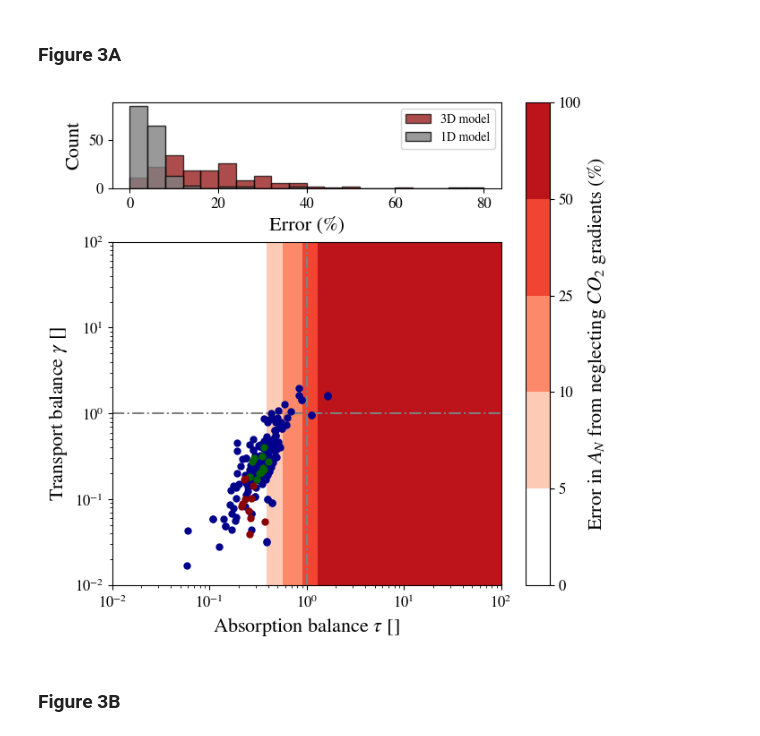
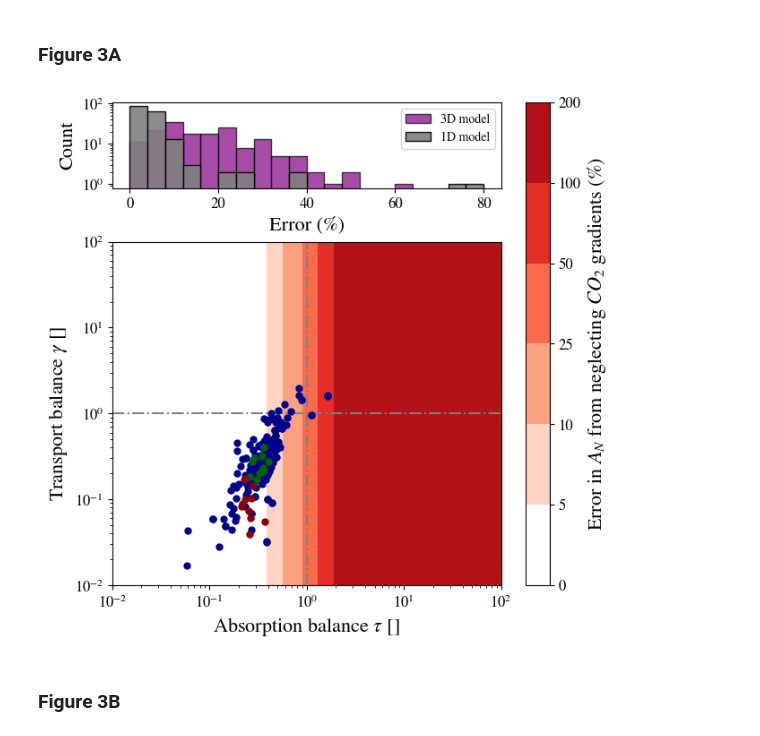
Before and after one commit to andreas-stillits/CarbonFixationModel1D, a Jupyter notebook: figures/scripts/figure3.ipynb, the cells around one changed output. Saved outputs shown, nothing was run; the diff lists cells and outputs as text; code cells hidden in the pictures.

```diff
--- a/figures/scripts/figure3.ipynb
+++ b/figures/scripts/figure3.ipynb
@@ -100,6 +99,7 @@ def std_layout(ax: plt.Axes, vmin: float = 0.01, vmax: float = 100, inset: bool
 def std_histogram(ax: plt.Axes, xlabel: str = "Error (%)") -> None:
     ax.set_ylabel('Count')
     ax.set_xlabel(xlabel)
+    ax.set_yscale('log')
     ax.legend(loc="upper right", fontsize=10)
     return
 # %% [markdown]
@@ -121,39 +121,39 @@ error1D = np.array([err for _ in gammas])
 error3D = 100 * np.loadtxt(ROOT + "supplementary/files/lateral_scanning/fine_grained/typical_3Dv0D_error.txt", delimiter=";").T
 
 # Make discrete colormap
-cmap = plt.get_cmap('Reds', 6)
-colors = cmap(range(5))
+cmap = plt.get_cmap('Reds', 7)
+colors = cmap(range(6))
 colors[0] = (1, 1, 1, 1)  # set the first color to white
 cmap = ListedColormap(colors)
-bounds = [0, 5, 10, 25, 50, 100]
+bounds = [0, 5, 10, 25, 50, 100, 200]
 norm = BoundaryNorm(bounds, cmap.N)
 
 # create figure
 fig, (ax_hist, ax_map) = plt.subplots(
     2, 1,
     gridspec_kw={"height_ratios": [1, 4], "hspace": 0.25},
     figsize=(7, 7)
  )
 
 # map error values to data points
 error1D_data = map_data_values(df, error1D)
 error3D_data = map_data_values(df, error3D)
 
 # create histogram of errors
 bins = np.linspace(0, 80, 21)
-ax_hist.hist(error3D_data, bins=bins, alpha=0.7, color="darkred", edgecolor="black", label="3D model")
-ax_hist.hist(error1D_data, bins=bins, alpha=0.8, color="grey", edgecolor="black", label="1D model")
+ax_hist.hist(error3D_data, bins=bins, alpha=0.7, color="purple", edgecolor="black", label="3D model")
+ax_hist.hist(error1D_data, bins=bins, alpha=0.9, color="grey", edgecolor="black", label="1D model")
 std_histogram(ax_hist)
 
 # plot 1D error map and data
 map = ax_map.pcolor(taus, gammas, error1D, shading="nearest", cmap=cmap, norm=norm)
 fig.colorbar(map, ax=[ax_map, ax_hist], label=r'Error in $A_N$ from neglecting $CO_2$ gradients (%)', boundaries=bounds, ticks=bounds)
 std_layout(ax_map)
 plt.savefig(ROOT + "figures/vectorgraphics/figure3/figure3A.svg")
 plt.savefig(ROOT + "figures/vectorgraphics/figure3/figure3A.png", dpi=300)
 plt.show()
 # %% [output]
-[figure, old version]
+[figure, new version]
 # %% [markdown]
 ### Figure 3B
 # %%
```
Also changed, not shown: parts of 3 cells of this notebook, 6 other files.
